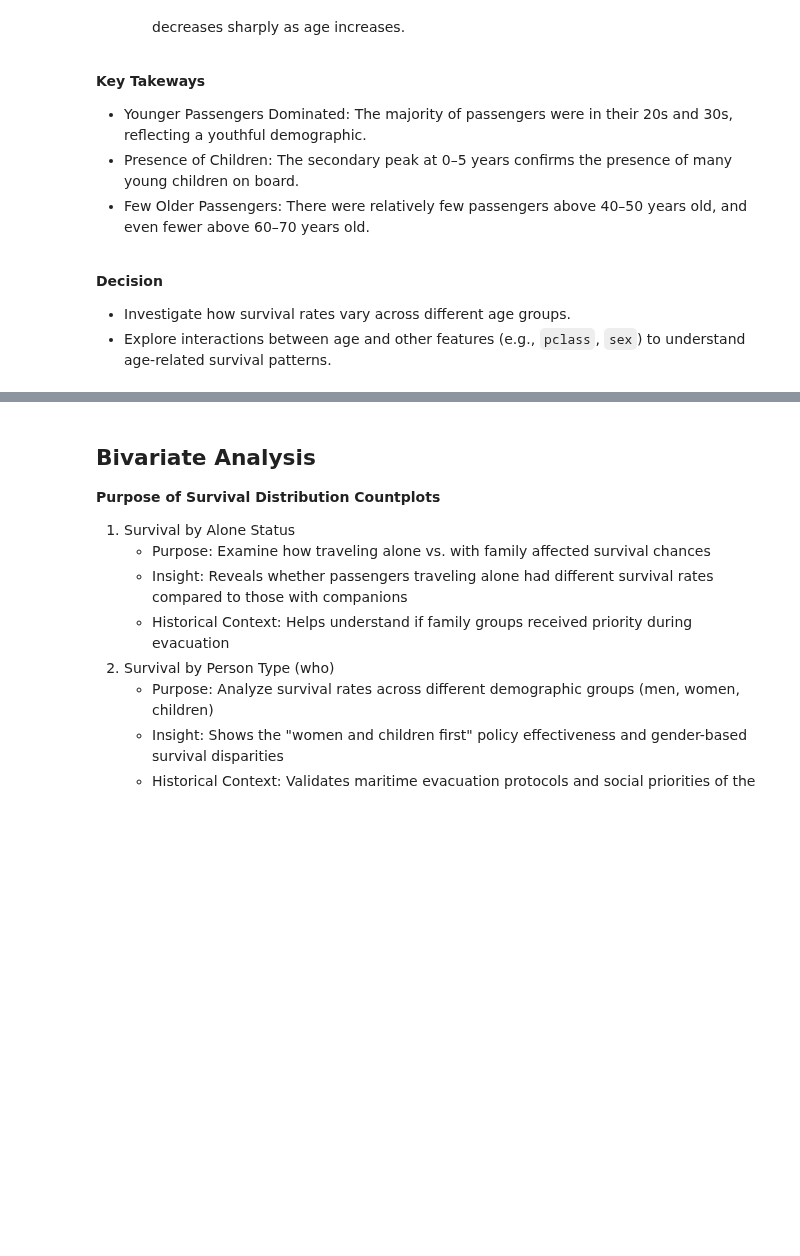
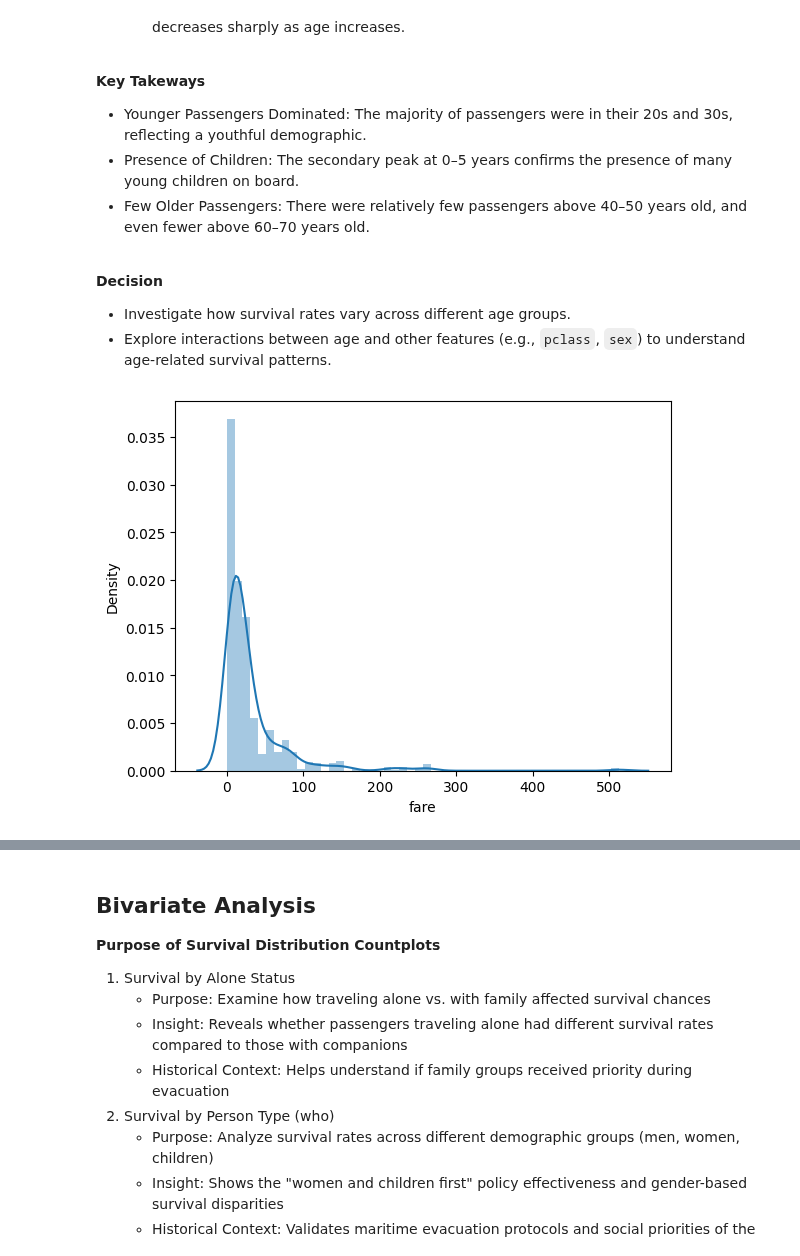
Before and after one commit to tshihab07/Titanic-Life-Prediction, a Jupyter notebook: preprocessing.ipynb, the cells around one changed output, grey strips where cells are left out. Drawn from its saved outputs; the diff is of its cells as text; code cells hidden in the pictures; blank space fills up the shorter version.

Commit message:
Implement univariate analysis for fare variables using distplot

```diff
--- a/preprocessing.ipynb
+++ b/preprocessing.ipynb
@@ -402,3 +402,10 @@ sns.distplot(df['age'])
 **Decision**
 - Investigate how survival rates vary across different age groups.
 - Explore interactions between age and other features (e.g., `pclass`, `sex`) to understand age-related survival patterns.
+# %%
+# distplot for fare variable
+sns.distplot(df['fare'])
+
+plt.show()
+# %% [output]
+[figure, added]
```
Also changed, not shown: parts of 1 cell of this notebook.
